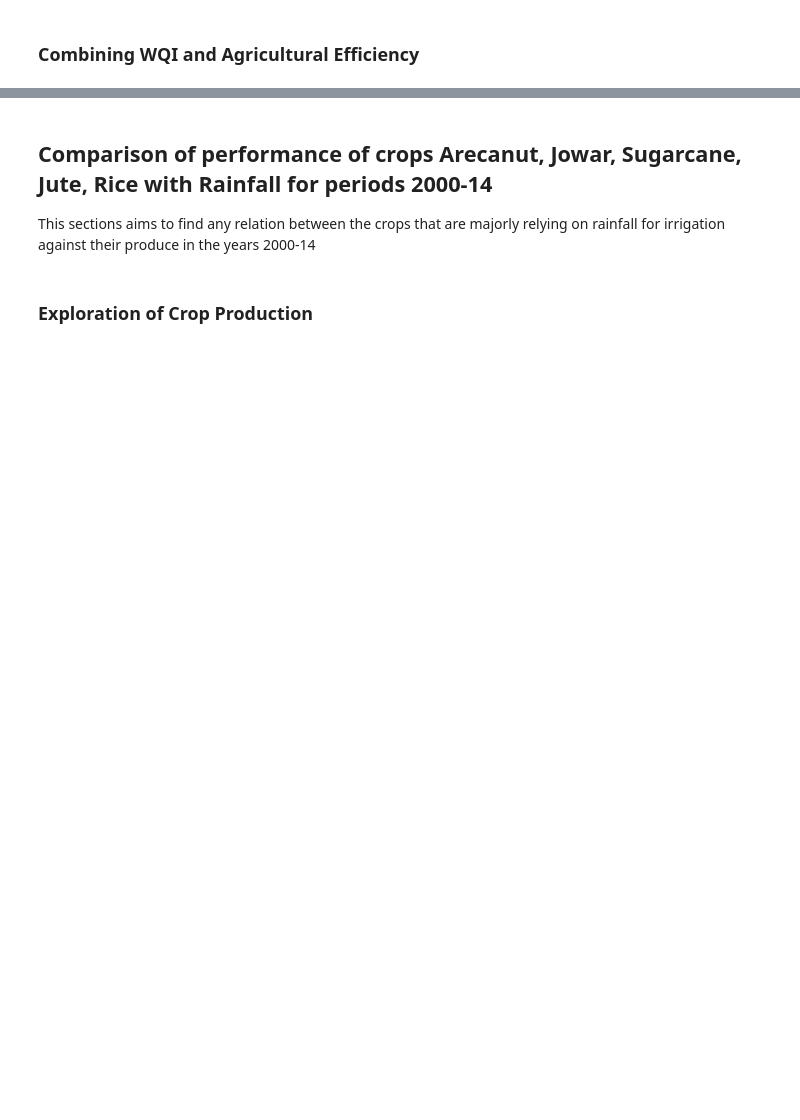
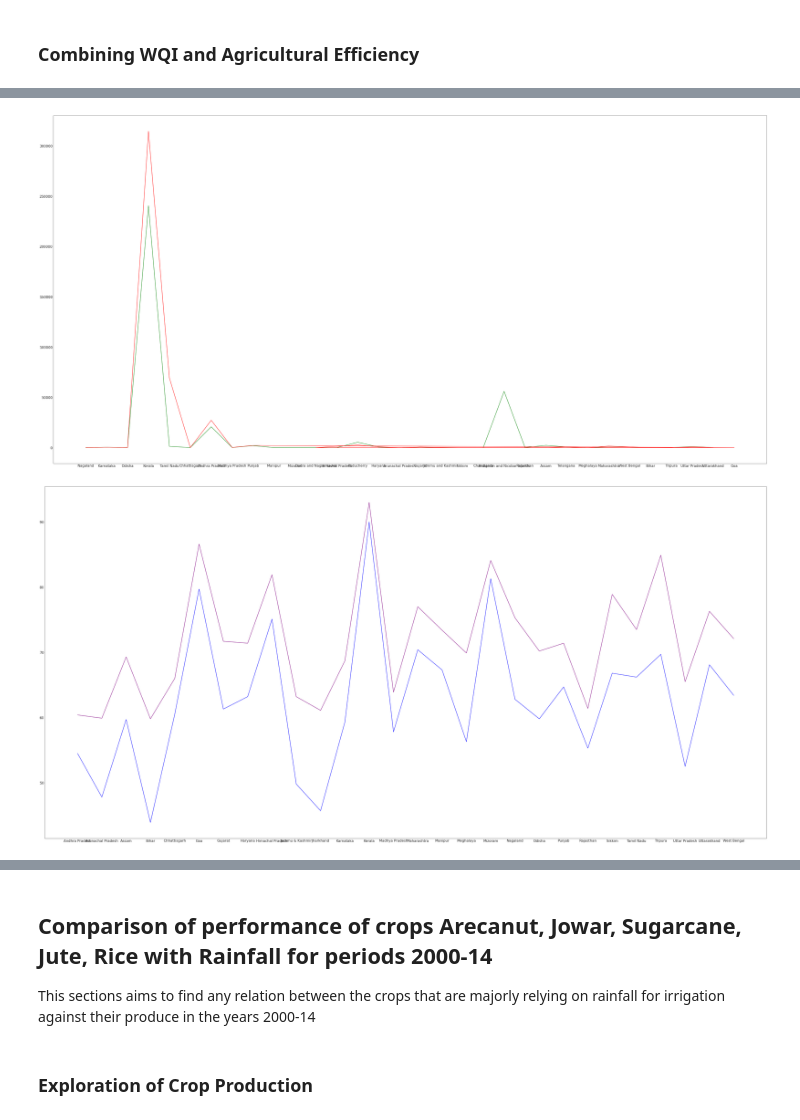
Before and after one commit to ganeshhalthota/iisc-da231-raw_crop, a Jupyter notebook: code/RAW_Crop.ipynb, the cells around one changed output, grey strips where cells are left out. Drawn from its saved outputs; the diff is of its cells as text; code cells hidden in the pictures; blank space fills up the shorter version.

```diff
--- a/code/RAW_Crop.ipynb
+++ b/code/RAW_Crop.ipynb
@@ -198,6 +244,11 @@ _wdf.show(5, truncate=False)
 rfile = "/content/drive/Shareddrives/DA-231-O-Sem-Project-2021/data/rainfall/rainfall_in_india_1901-2015.csv"
 _rdf = spark.read.option("header", True).option("inferSchema", True).csv(rfile)
 _rdf.show(5, truncate=False)
+
+# Literacy Data
+_lfile = "/content/drive/Shareddrives/DA-231-O-Sem-Project-2021/data/literacy/GOI_Proper_Headers.csv"
+_ldf = spark.read.option("header",True).option("inferSchema",True).csv(_lfile)
+_ldf.show(5, truncate=False)
 # %% [output]
 +---------------------------+-------------+---------+-----------+-------------------+------+----------+
 |State_Name                 |District_Name|Crop_Year|Season     |Crop               |Area  |Production|
@@ -756,0 +986,9 @@ time: 30.9 s (started: 2021-12-09 17:58:00 +00:00)
+# %%
+filtered_crop_1 = _cdf.where((col("Crop_Year")==2001)).withColumn("scaledProduce", col("Production")/100).select(col("State_Name"),col("scaledProduce")).groupBy("State_Name").agg(mean('scaledProduce')).withColumnRenamed("avg(scaledProduce)", "totalScaledProduce").select(col("State_Name"), col("totalScaledProduce"))
+filtered_crop_11 = _cdf.where((col("Crop_Year")==2011)).withColumn("scaledProduce", col("Production")/100).select(col("State_Name"),col("scaledProduce")).groupBy("State_Name").agg(mean('scaledProduce')).withColumnRenamed("avg(scaledProduce)", "totalScaledProduce").select(col("State_Name"), col("totalScaledProduce"))
+
+filtered_lit = _ldf.where(col("Category") == "State")
+
+filtered_crop_11.show(5)
+
+filtered_lit.show(5)
@@ -756,0 +1013,19 @@ time: 30.9 s (started: 2021-12-09 17:58:00 +00:00)
+# %%
+df1 = filtered_crop_1.toPandas()
+df2 = filtered_crop_11.toPandas()
+df3 = filtered_lit.toPandas()
+
+plt.figure(figsize=(60, 30))
+plt.plot(df1["State_Name"],df1["totalScaledProduce"],'g')
+
+plt.plot(df2["State_Name"],df2["totalScaledProduce"],'r')
+plt.show()
+plt.figure(figsize=(60, 30))
+plt.plot(df3["Country_States_Union_Territories_Name"],df3["Literacy_Rate_Persons_Rural_2001"],'b')
+
+plt.plot(df3["Country_States_Union_Territories_Name"],df3["Literacy_Rate_Persons_Rural_2011"],'purple')
+
+plt.show()
+# %% [output]
+[figure, added]
+[figure, added]
```
Also changed, not shown: parts of 58 cells of this notebook.
